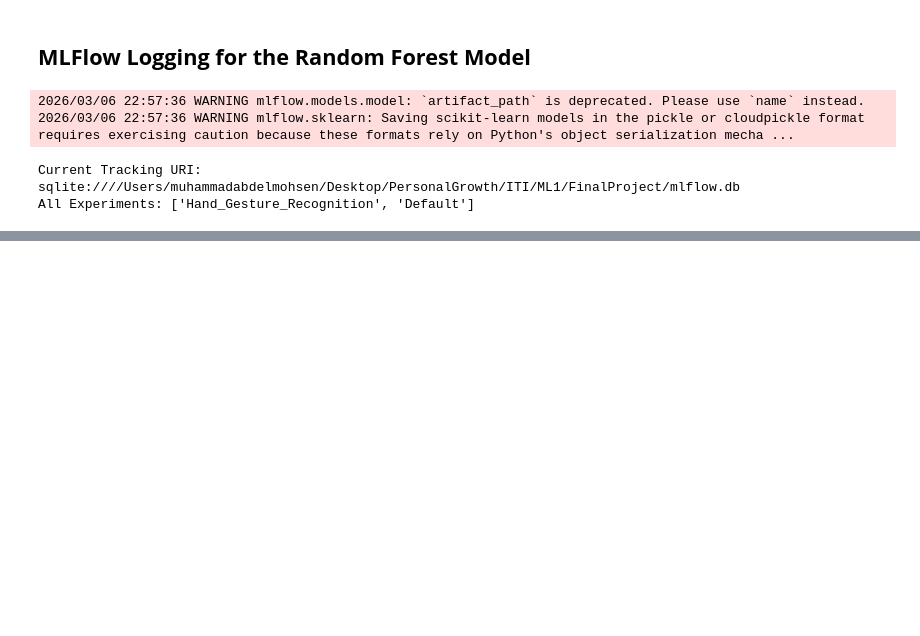
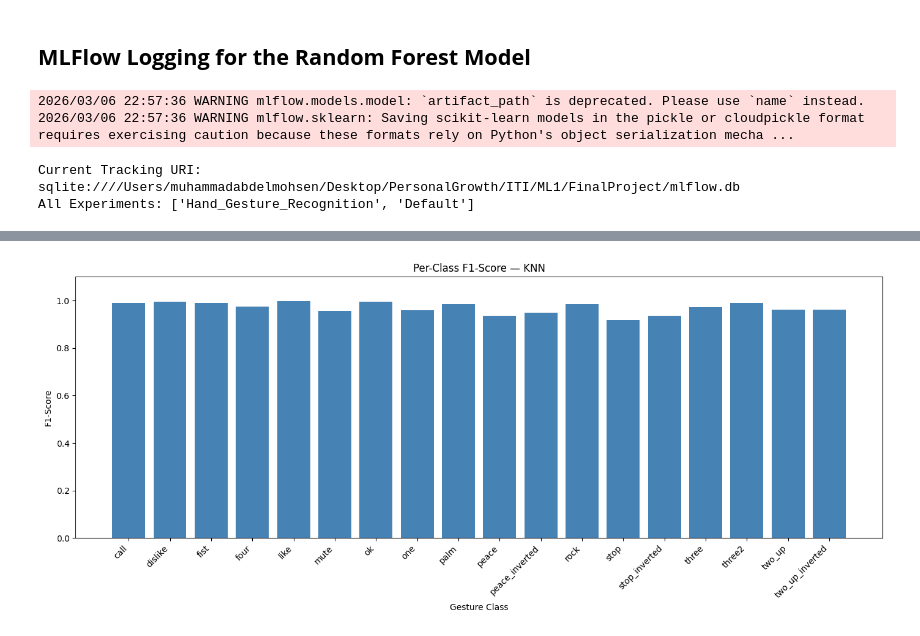
Before and after one commit to Abdelmohsenn/Hand-Gestures-Recognition-Model, a Jupyter notebook: HandGestureModel.ipynb, the cells around one changed output, grey strips where cells are left out. Saved outputs shown, nothing was run; the diff lists cells and outputs as text; code cells hidden in the pictures; blank space fills up the shorter version.

```diff
--- a/HandGestureModel.ipynb
+++ b/HandGestureModel.ipynb
@@ -530,0 +568,5 @@ runs = mlflow.search_runs(experiment_names=["Hand_Gesture_Recognition"])
+# %%
+model_name = "KNN"
+plot_perclass_f1(model_name, KNNPreds, Y_test, le.classes_)
+# %% [output]
+[figure, added]
```
Also changed, not shown: parts of 3 cells of this notebook, 10 other files.
